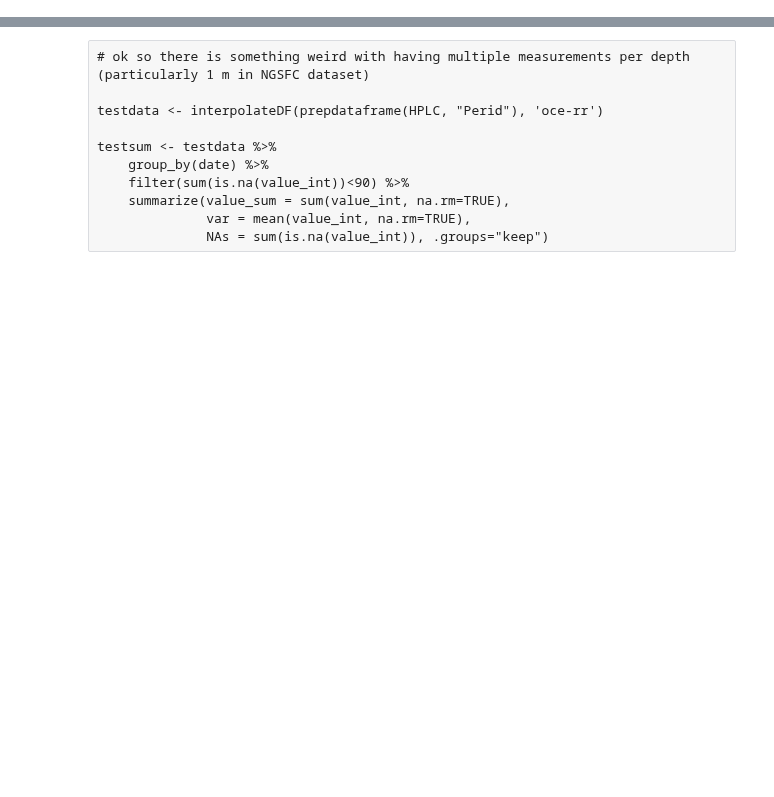
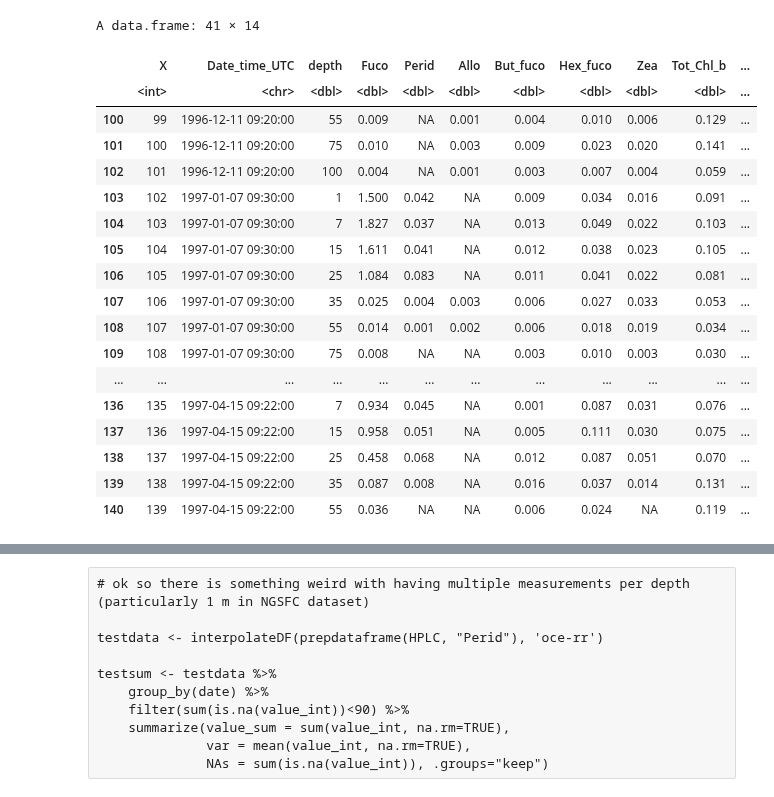
Before and after one commit to ben1post/BennyPhD, a Jupyter notebook: CaRiaco/SCRIPPS/CARIACO_data/Manuscript2DataAnalysis/DataPipeline/HPLC/HPLC_IntegrateSizePigments.R.ipynb, the cells around one changed output, grey strips where cells are left out. Saved outputs shown, nothing was run; the diff lists cells and outputs as text; code cells hidden in the pictures; blank space fills up the shorter version.

```diff
--- a/CaRiaco/SCRIPPS/CARIACO_data/Manuscript2DataAnalysis/DataPipeline/HPLC/HPLC_IntegrateSizePigments.R.ipynb
+++ b/CaRiaco/SCRIPPS/CARIACO_data/Manuscript2DataAnalysis/DataPipeline/HPLC/HPLC_IntegrateSizePigments.R.ipynb
@@ -98,0 +107,22 @@ interpolateVAR <- function(data, var, depth_to=100, depth_from=0, int_func='oce-
+# %%
+HPLC[100:140,]
+# %% [output]
+A data.frame: 41 × 14
+|  | X | Date_time_UTC | depth | Fuco | Perid | Allo | But_fuco | Hex_fuco | Zea | Tot_Chl_b | ... |
+|  | <int> | <chr> | <dbl> | <dbl> | <dbl> | <dbl> | <dbl> | <dbl> | <dbl> | <dbl> | ... |
+| 100 | 99 | 1996-12-11 09:20:00 | 55 | 0.009 | NA | 0.001 | 0.004 | 0.010 | 0.006 | 0.129 | ... |
+| 101 | 100 | 1996-12-11 09:20:00 | 75 | 0.010 | NA | 0.003 | 0.009 | 0.023 | 0.020 | 0.141 | ... |
+| 102 | 101 | 1996-12-11 09:20:00 | 100 | 0.004 | NA | 0.001 | 0.003 | 0.007 | 0.004 | 0.059 | ... |
+| 103 | 102 | 1997-01-07 09:30:00 | 1 | 1.500 | 0.042 | NA | 0.009 | 0.034 | 0.016 | 0.091 | ... |
+| 104 | 103 | 1997-01-07 09:30:00 | 7 | 1.827 | 0.037 | NA | 0.013 | 0.049 | 0.022 | 0.103 | ... |
+| 105 | 104 | 1997-01-07 09:30:00 | 15 | 1.611 | 0.041 | NA | 0.012 | 0.038 | 0.023 | 0.105 | ... |
+| 106 | 105 | 1997-01-07 09:30:00 | 25 | 1.084 | 0.083 | NA | 0.011 | 0.041 | 0.022 | 0.081 | ... |
+| 107 | 106 | 1997-01-07 09:30:00 | 35 | 0.025 | 0.004 | 0.003 | 0.006 | 0.027 | 0.033 | 0.053 | ... |
+| 108 | 107 | 1997-01-07 09:30:00 | 55 | 0.014 | 0.001 | 0.002 | 0.006 | 0.018 | 0.019 | 0.034 | ... |
+| 109 | 108 | 1997-01-07 09:30:00 | 75 | 0.008 | NA | NA | 0.003 | 0.010 | 0.003 | 0.030 | ... |
+| ... | ... | ... | ... | ... | ... | ... | ... | ... | ... | ... | ... |
+| 136 | 135 | 1997-04-15 09:22:00 | 7 | 0.934 | 0.045 | NA | 0.001 | 0.087 | 0.031 | 0.076 | ... |
+| 137 | 136 | 1997-04-15 09:22:00 | 15 | 0.958 | 0.051 | NA | 0.005 | 0.111 | 0.030 | 0.075 | ... |
+| 138 | 137 | 1997-04-15 09:22:00 | 25 | 0.458 | 0.068 | NA | 0.012 | 0.087 | 0.051 | 0.070 | ... |
+| 139 | 138 | 1997-04-15 09:22:00 | 35 | 0.087 | 0.008 | NA | 0.016 | 0.037 | 0.014 | 0.131 | ... |
+| 140 | 139 | 1997-04-15 09:22:00 | 55 | 0.036 | NA | NA | 0.006 | 0.024 | NA | 0.119 | ... |
```
Also changed, not shown: parts of 13 cells of this notebook, 8 other files.
